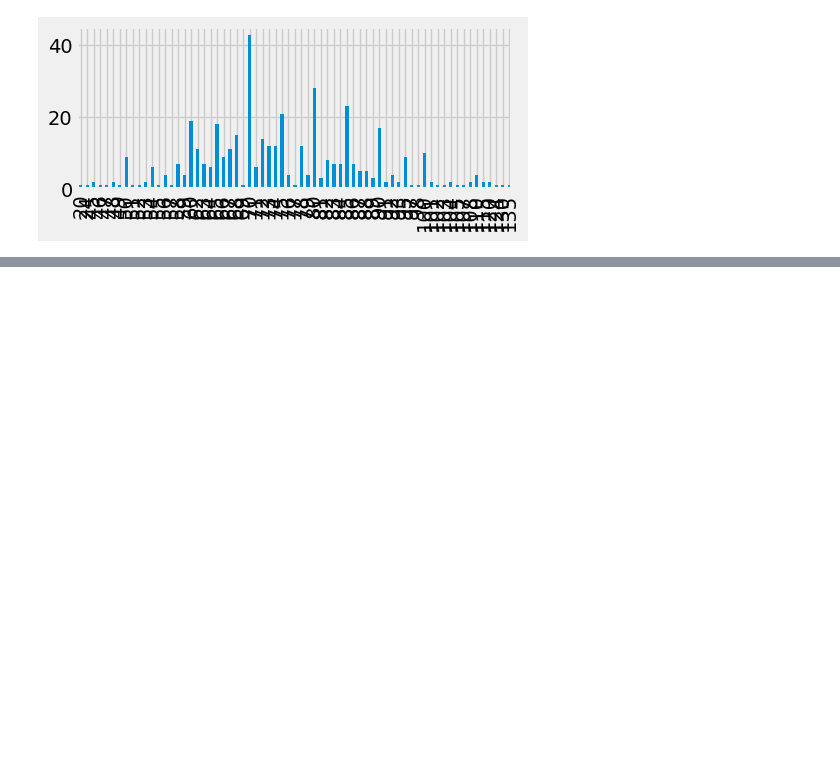
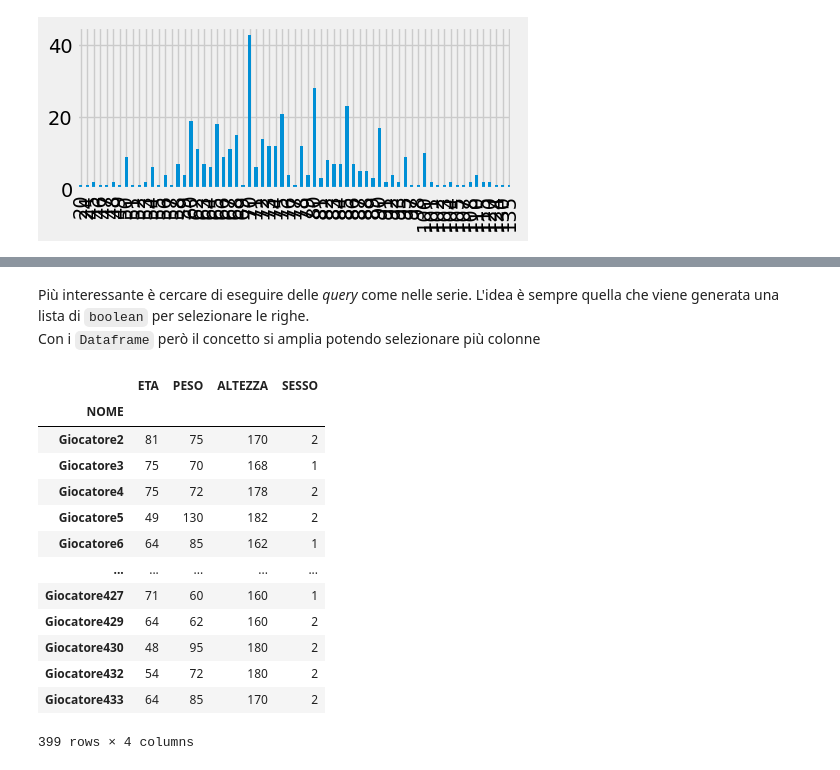
Before and after one commit to PippoZord/superhero-datascience, a Jupyter notebook: content/Esercitazioni/Anagrafica.ipynb, the cells around one changed output, grey strips where cells are left out. Drawn from its saved outputs; the diff is of its cells as text; code cells hidden in the pictures; blank space fills up the shorter version.

```diff
--- a/content/Esercitazioni/Anagrafica.ipynb
+++ b/content/Esercitazioni/Anagrafica.ipynb
@@ -133,0 +251,19 @@ plt.show()
+# %% [markdown]
+Più interessante è cercare di eseguire delle *query* come nelle serie. L'idea è sempre quella che viene generata una lista di `boolean` per selezionare le righe.<br>Con i `Dataframe` però il concetto si amplia potendo selezionare più colonne
+# %%
+player[player['ETA' ] > 47]
+# %% [output]
+|  | ETA | PESO | ALTEZZA | SESSO |
+| NOME |  |  |  |  |
+| Giocatore2 | 81 | 75 | 170 | 2 |
+| Giocatore3 | 75 | 70 | 168 | 1 |
+| Giocatore4 | 75 | 72 | 178 | 2 |
+| Giocatore5 | 49 | 130 | 182 | 2 |
+| Giocatore6 | 64 | 85 | 162 | 1 |
+| ... | ... | ... | ... | ... |
+| Giocatore427 | 71 | 60 | 160 | 1 |
+| Giocatore429 | 64 | 62 | 160 | 2 |
+| Giocatore430 | 48 | 95 | 180 | 2 |
+| Giocatore432 | 54 | 72 | 180 | 2 |
+| Giocatore433 | 64 | 85 | 170 | 2 |
+399 rows × 4 columns
```
Also changed, not shown: parts of 29 cells of this notebook, 1 other file.
